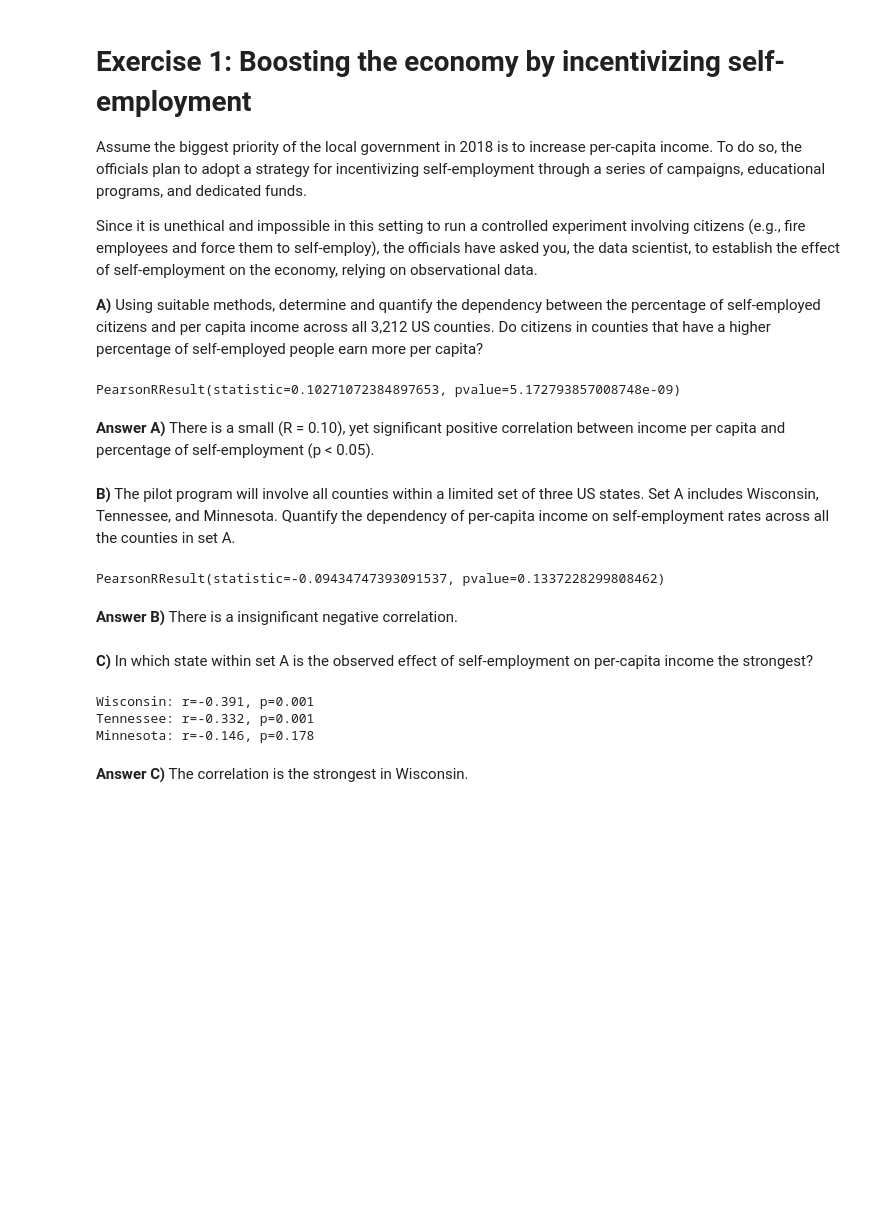
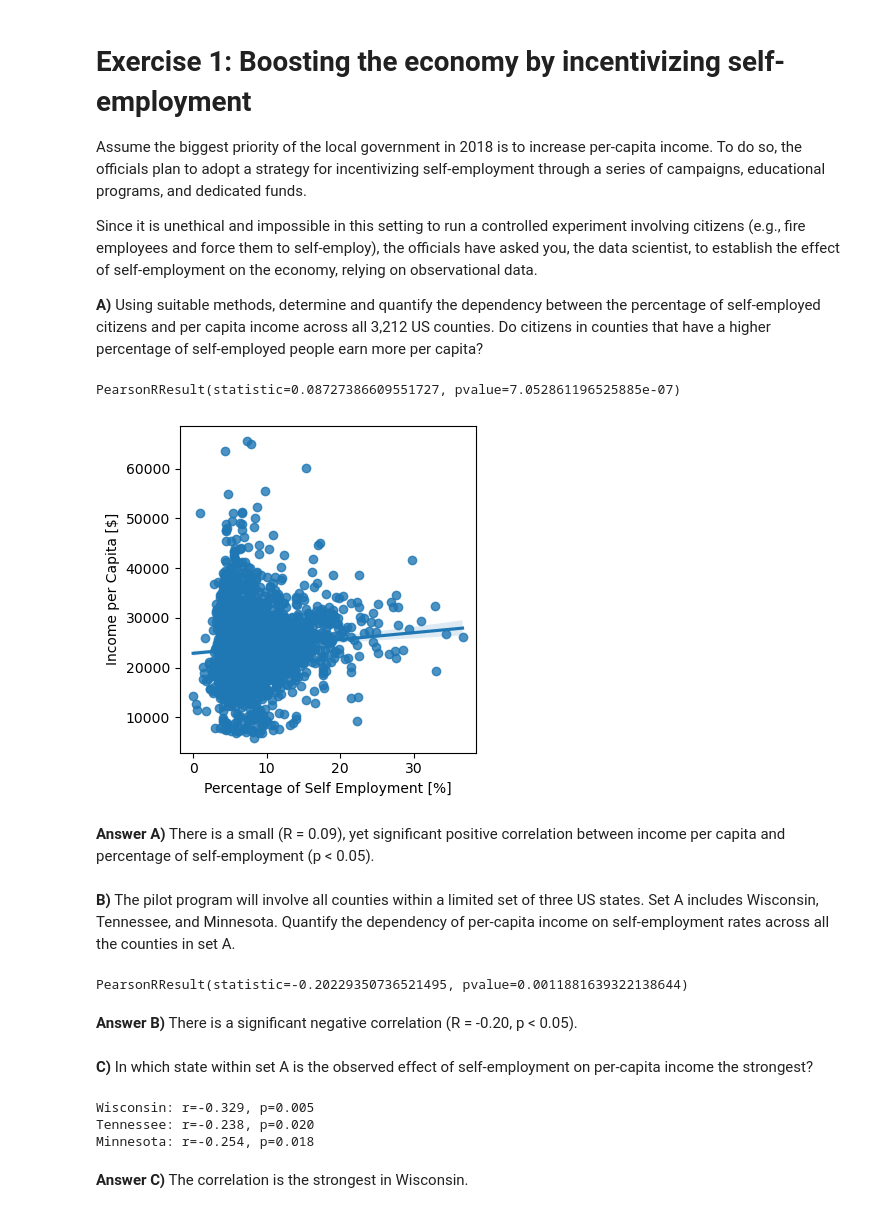
Before and after one commit to Zhang-XC/ADA2023, a Jupyter notebook: Exercises/03 - Describing data/Describing_data_exercise.ipynb, the cells around one changed output. Drawn from its saved outputs; the diff is of its cells as text; code cells hidden in the pictures; blank space fills up the shorter version.

```diff
--- a/Exercises/03 - Describing data/Describing_data_exercise.ipynb
+++ b/Exercises/03 - Describing data/Describing_data_exercise.ipynb
@@ -171,35 +171,48 @@ Since it is unethical and impossible in this setting to run a controlled experim
 **A)** Using suitable methods, determine and quantify the dependency between the percentage of self-employed citizens and per capita income across all 3,212 US counties. Do citizens in counties that have a higher percentage of self-employed people earn more per capita?
 # %%
 ### your code and or answer here ###
-df["SelfEmployedPerc"] = df['SelfEmployed'] / df["TotalPop"]
-stats.pearsonr(df['SelfEmployedPerc'], df['IncomePerCap'])
+stats.pearsonr(df['SelfEmployed'], df['IncomePerCap'])
 # %% [output]
-PearsonRResult(statistic=0.10271072384897653, pvalue=5.172793857008748e-09)
+PearsonRResult(statistic=0.08727386609551727, pvalue=7.052861196525885e-07)
+# %%
+per_capita_self_empl = df[["State", "SelfEmployed", "IncomePerCap"]]
+
+sns.lmplot(x="SelfEmployed",
+           y="IncomePerCap",
+           data=per_capita_self_empl,
+           height=4,
+           aspect=1)
+sns.despine(top=False, right=False)
+plt.xlabel("Percentage of Self Employment [%]")
+plt.ylabel("Income per Capita [$]")
+plt.show()
+# %% [output]
+[figure, added]
 # %% [markdown]
-**Answer A)** There is a small (R = 0.10), yet significant positive correlation between income per capita and percentage of self-employment (p < 0.05).
+**Answer A)** There is a small (R = 0.09), yet significant positive correlation between income per capita and percentage of self-employment (p < 0.05).
 # %% [markdown]
 **B)** The pilot program will involve all counties within a limited set of three US states. Set A includes Wisconsin, Tennessee, and  Minnesota. Quantify the dependency of per-capita income on self-employment rates across all the counties in set A.
 # %%
 ### your code and or answer here ###
 setA = ['Wisconsin', 'Tennessee', 'Minnesota']
 df_setA = df[df['State'].isin(setA)]
-stats.pearsonr(df_setA['SelfEmployedPerc'], df_setA['IncomePerCap'])
+stats.pearsonr(df_setA['SelfEmployed'], df_setA['IncomePerCap'])
 # %% [output]
-PearsonRResult(statistic=-0.09434747393091537, pvalue=0.1337228299808462)
+PearsonRResult(statistic=-0.20229350736521495, pvalue=0.0011881639322138644)
 # %% [markdown]
-**Answer B)** There is a insignificant negative correlation.
+**Answer B)** There is a significant negative correlation (R = -0.20, p < 0.05).
 # %% [markdown]
 **C)** In which state within set A is the observed effect of self-employment on per-capita income the strongest?
 # %%
 ### your code and or answer here ###
 for state in setA:
-    r, p = stats.pearsonr(df[df['State']==state]['SelfEmployedPerc'],
+    r, p = stats.pearsonr(df[df['State']==state]['SelfEmployed'],
                           df[df['State']==state]['IncomePerCap'])
     print('{}: r={:.3f}, p={:.3f}'.format(state, r, p))
 # %% [output]
-Wisconsin: r=-0.391, p=0.001
-Tennessee: r=-0.332, p=0.001
-Minnesota: r=-0.146, p=0.178
+Wisconsin: r=-0.329, p=0.005
+Tennessee: r=-0.238, p=0.020
+Minnesota: r=-0.254, p=0.018
 # %% [markdown]
 **Answer C)** The correlation is the strongest in Wisconsin.
 # %% [markdown]
```
Also changed, not shown: parts of 9 cells of this notebook.
